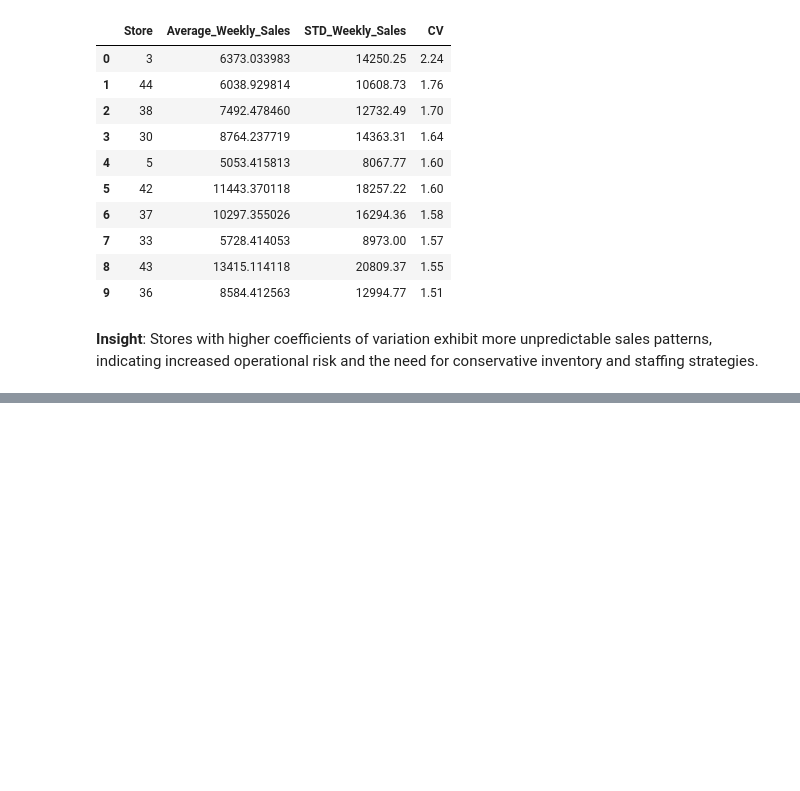
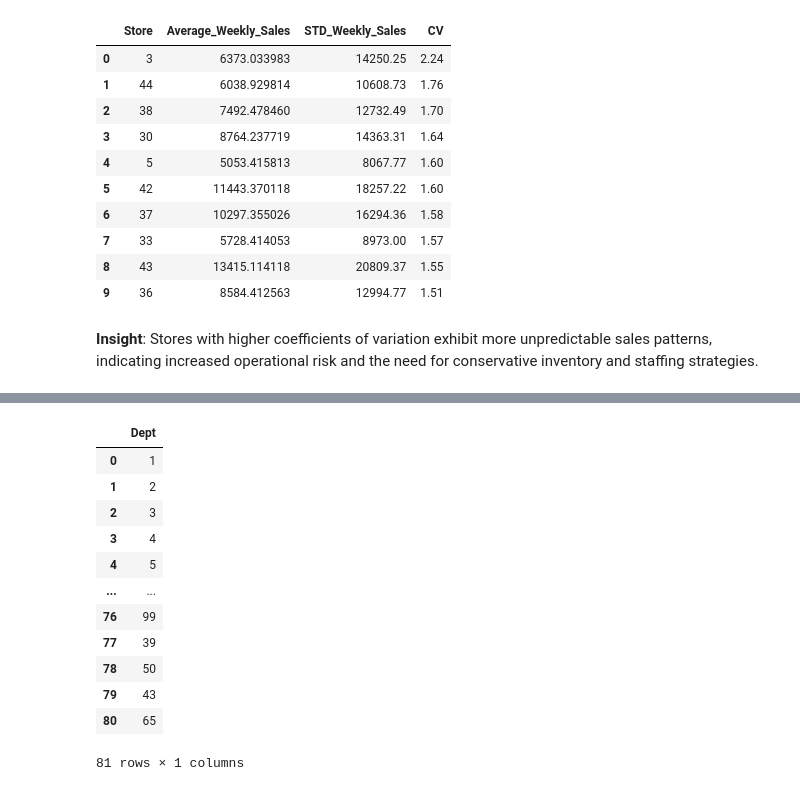
Before and after one commit to DavidO1621/Walmart-kpi-project, a Jupyter notebook: notebooks/02_SQL_KPIs.ipynb, the cells around one changed output, grey strips where cells are left out. Saved outputs shown, nothing was run; the diff lists cells and outputs as text; code cells hidden in the pictures; blank space fills up the shorter version.

```diff
--- a/notebooks/02_SQL_KPIs.ipynb
+++ b/notebooks/02_SQL_KPIs.ipynb
@@ -252,0 +284,22 @@ conn
+# %%
+pd.read_sql(
+"""
+SELECT DISTINCT(Dept)
+FROM walmart_sales
+""",
+conn
+)
+# %% [output]
+|  | Dept |
+| 0 | 1 |
+| 1 | 2 |
+| 2 | 3 |
+| 3 | 4 |
+| 4 | 5 |
+| ... | ... |
+| 76 | 99 |
+| 77 | 39 |
+| 78 | 50 |
+| 79 | 43 |
+| 80 | 65 |
+81 rows × 1 columns
```
Also changed, not shown: parts of 4 cells of this notebook.
